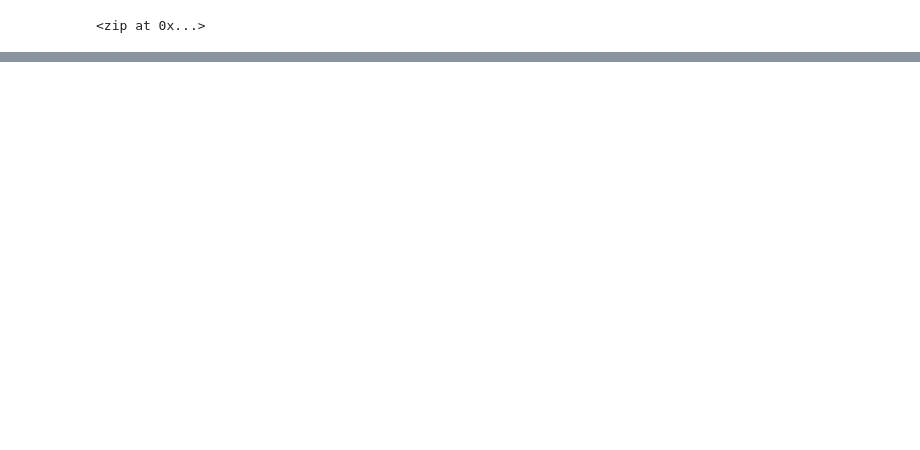
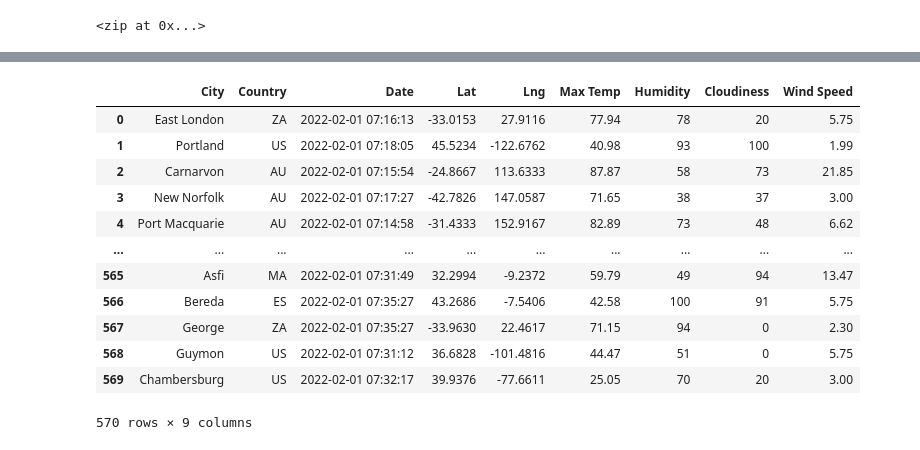
Before and after one commit to manithamanoj/World_Weather_Analysis, a Jupyter notebook: WeatherPy.ipynb, the cells around one changed output, grey strips where cells are left out. Cells and saved outputs as stored; diff of their text form; code cells hidden in the pictures; blank space fills up the shorter version.

Commit message:
Modifying .gitignore and adding WeatherPy file.

```diff
--- a/WeatherPy.ipynb
+++ b/WeatherPy.ipynb
@@ -57,0 +58,23 @@ len(cities)
+# %%
+# Import the time library and the datetime module from the datetime library
+import time
+from datetime import datetime
+import pandas as pd
+# Import the requests library.
+import requests
+
+# Import the API key.
+from config import weather_api_key
+
+# Starting URL for Weather Map API Call.
+url = "http://api.openweathermap.org/data/2.5/weather?units=Imperial&APPID=" + weather_api_key
+# %%
+# Create an empty list to hold the weather data.
+city_data = []
+# Print the beginning of the logging.
+print("Beginning Data Retrieval     ")
+print("-----------------------------")
+
+# Create counters.
+record_count = 1
+set_count = 1
@@ -57,0 +151,4 @@ len(cities)
+# %%
+# Convert the array of dictionaries to a Pandas DataFrame.
+city_data_df = pd.DataFrame(city_data)
+city_data_df.head(10)
@@ -57,0 +167,18 @@ len(cities)
+# %%
+new_column_order=["City","Country","Date","Lat","Lng","Max Temp","Humidity","Cloudiness","Wind Speed"]
+city_data_df=city_data_df[new_column_order]
+city_data_df
+# %% [output]
+|  | City | Country | Date | Lat | Lng | Max Temp | Humidity | Cloudiness | Wind Speed |
+| 0 | East London | ZA | 2022-02-01 07:16:13 | -33.0153 | 27.9116 | 77.94 | 78 | 20 | 5.75 |
+| 1 | Portland | US | 2022-02-01 07:18:05 | 45.5234 | -122.6762 | 40.98 | 93 | 100 | 1.99 |
+| 2 | Carnarvon | AU | 2022-02-01 07:15:54 | -24.8667 | 113.6333 | 87.87 | 58 | 73 | 21.85 |
+| 3 | New Norfolk | AU | 2022-02-01 07:17:27 | -42.7826 | 147.0587 | 71.65 | 38 | 37 | 3.00 |
+| 4 | Port Macquarie | AU | 2022-02-01 07:14:58 | -31.4333 | 152.9167 | 82.89 | 73 | 48 | 6.62 |
+| ... | ... | ... | ... | ... | ... | ... | ... | ... | ... |
+| 565 | Asfi | MA | 2022-02-01 07:31:49 | 32.2994 | -9.2372 | 59.79 | 49 | 94 | 13.47 |
+| 566 | Bereda | ES | 2022-02-01 07:35:27 | 43.2686 | -7.5406 | 42.58 | 100 | 91 | 5.75 |
+| 567 | George | ZA | 2022-02-01 07:35:27 | -33.9630 | 22.4617 | 71.15 | 94 | 0 | 2.30 |
+| 568 | Guymon | US | 2022-02-01 07:31:12 | 36.6828 | -101.4816 | 44.47 | 51 | 0 | 5.75 |
+| 569 | Chambersburg | US | 2022-02-01 07:32:17 | 39.9376 | -77.6611 | 25.05 | 70 | 20 | 3.00 |
+570 rows × 9 columns
```
Also changed, not shown: parts of 6 cells of this notebook, 4 other files.
